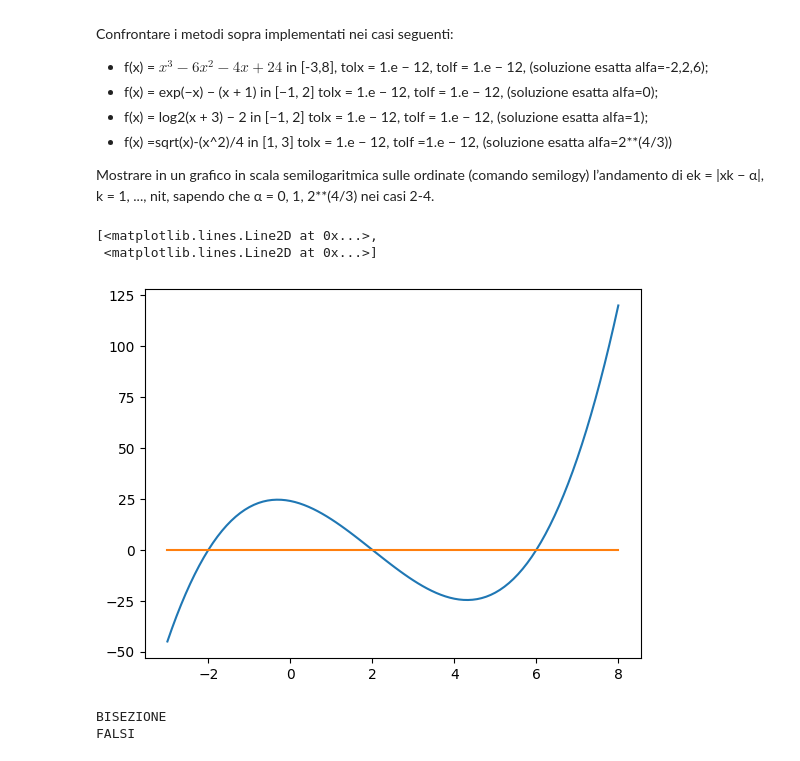
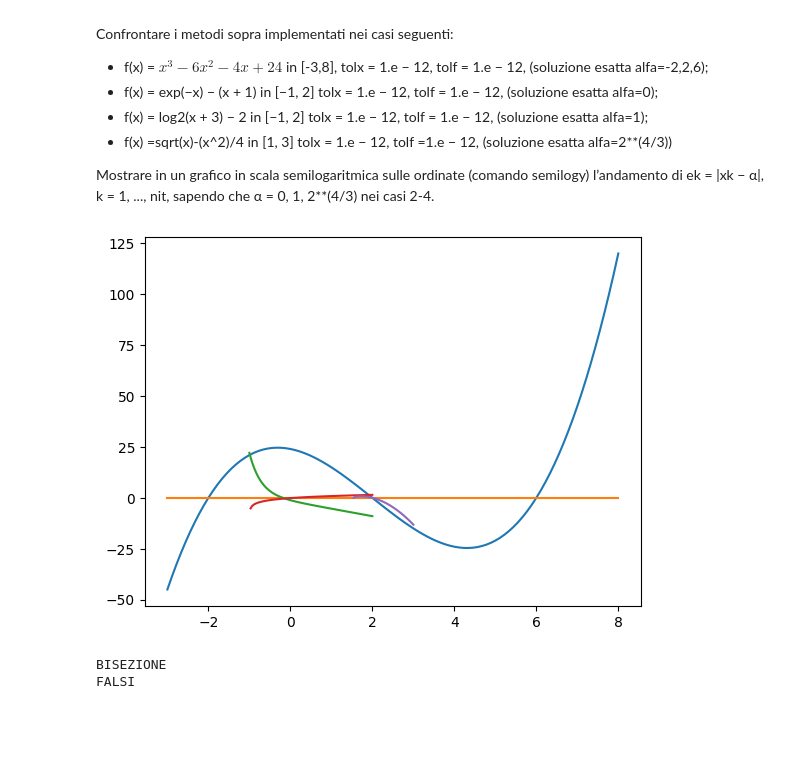
Before and after one commit to delpiter/Numerical_Methods_for_AI, a Jupyter notebook: lab6/Esercitazione_6.ipynb, the cells around one changed output. Cells and saved outputs as stored; diff of their text form; code cells hidden in the pictures; blank space fills up the shorter version.

```diff
--- a/lab6/Esercitazione_6.ipynb
+++ b/lab6/Esercitazione_6.ipynb
@@ -102,16 +102,21 @@ def falses(f, a, b, tolx, tolf, maxit):
 # %%
 a = -3
 b = 8
 f = lambda x: x**3-6*x**2-4*x+24
 g = lambda x: np.exp(-x)-(x+1)    # in [−1, 2]  tolx = 1.e − 12, tolf = 1.e − 12, (soluzione esatta alfa=0);
 h = lambda x: np.log2(x+3)-2      # in [−1, 2]  tolx = 1.e − 12, tolf = 1.e − 12, (soluzione esatta alfa=1);
 i = lambda x: np.sqrt(x)-(x**2)/4 # in [1, 3]   tolx = 1.e − 12, tolf = 1.e − 12, (soluzione esatta alfa=2**(4/3))
 x = np.linspace(a,b, 100)
+x1 = np.linspace(-1,2, 100)
+x2 = np.linspace(-1,2, 100)
+x3 = np.linspace(1,3, 100)
 plt.plot(x, f(x),x, np.zeros_like(x))
+plt.plot(x1, g(x))
+plt.plot(x2, h(x))
+plt.plot(x3, i(x))
+plt.show()
 # %% [output]
-[<matplotlib.lines.Line2D at 0x...>,
- <matplotlib.lines.Line2D at 0x...>]
-[figure, old version]
+[figure, new version]
 # %%
 print("BISEZIONE")
 a1=-3
```
Also changed, not shown: parts of 4 cells of this notebook, 5 other files.
